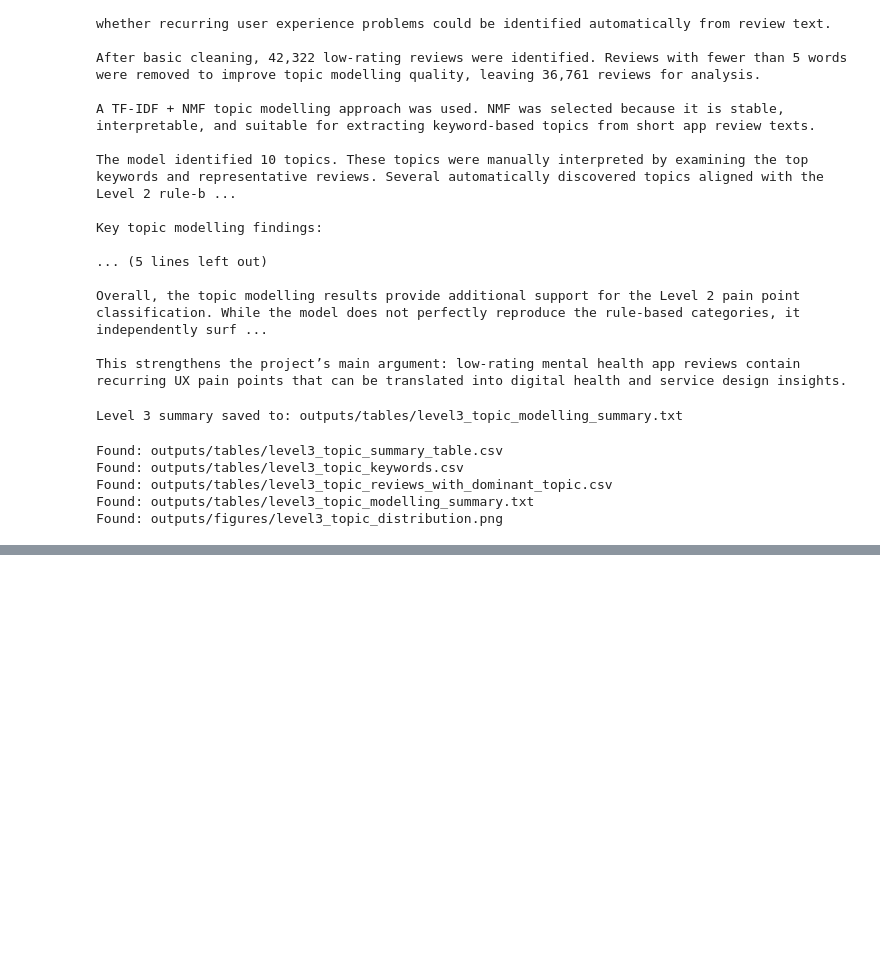
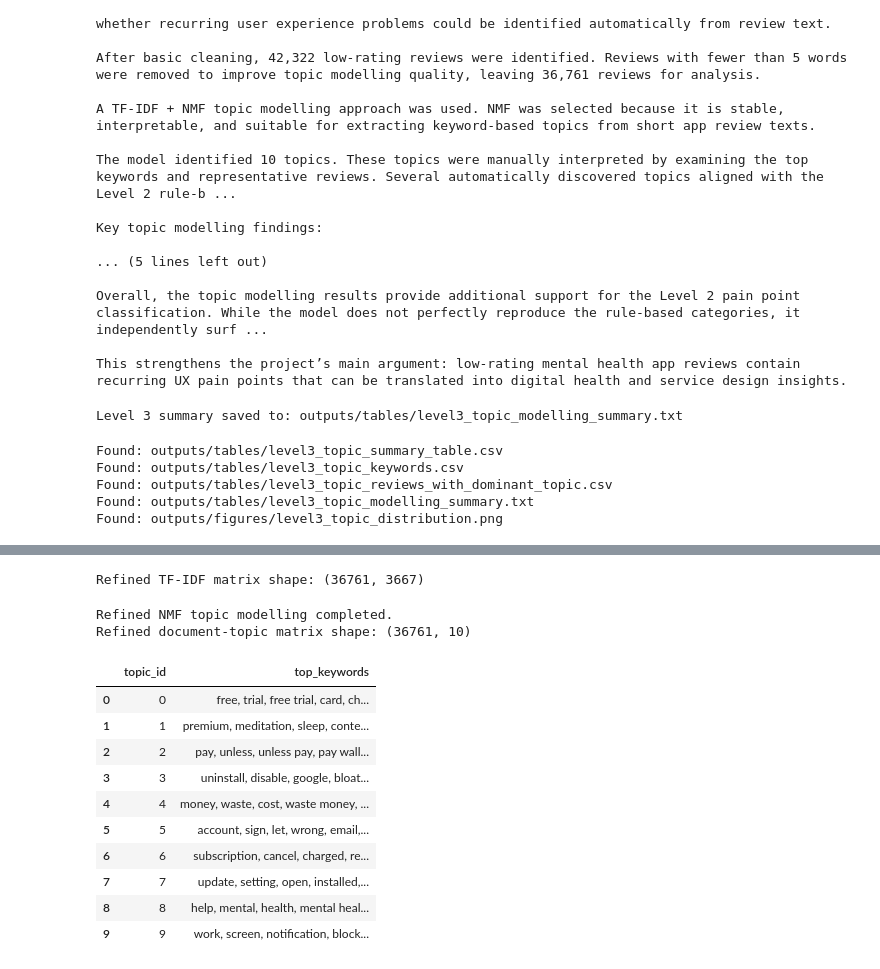
Before and after one commit to erxuanqi/mental-health-app-ux-analysis, a Jupyter notebook: notebooks/02_topic_modelling_level3.ipynb, the cells around one changed output, grey strips where cells are left out. Saved outputs shown, nothing was run; the diff lists cells and outputs as text; code cells hidden in the pictures; blank space fills up the shorter version.

```diff
--- a/notebooks/02_topic_modelling_level3.ipynb
+++ b/notebooks/02_topic_modelling_level3.ipynb
@@ -773,0 +806,59 @@ Found: outputs/figures/level3_topic_distribution.png
+# %%
+# Refined TF-IDF vectorization with custom stopwords
+
+refined_tfidf_vectorizer = TfidfVectorizer(
+    max_df=0.85,
+    min_df=20,
+    max_features=5000,
+    stop_words=list(custom_stopwords),
+    ngram_range=(1, 2)
+)
+
+refined_tfidf_matrix = refined_tfidf_vectorizer.fit_transform(docs)
+
+print("Refined TF-IDF matrix shape:", refined_tfidf_matrix.shape)
+# %% [output]
+Refined TF-IDF matrix shape: (36761, 3667)
+# %%
+# Run refined NMF topic modelling
+
+refined_n_topics = 10
+
+refined_nmf_model = NMF(
+    n_components=refined_n_topics,
+    random_state=42,
+    init="nndsvda",
+    max_iter=500
+)
+
+refined_nmf_topics = refined_nmf_model.fit_transform(refined_tfidf_matrix)
+
+print("Refined NMF topic modelling completed.")
+print("Refined document-topic matrix shape:", refined_nmf_topics.shape)
+# %% [output]
+Refined NMF topic modelling completed.
+Refined document-topic matrix shape: (36761, 10)
+# %%
+# Extract top keywords for refined NMF topics
+
+refined_feature_names = refined_tfidf_vectorizer.get_feature_names_out()
+
+refined_topic_keywords_df = get_top_topic_keywords(
+    refined_nmf_model,
+    refined_feature_names,
+    n_top_words=15
+)
+
+refined_topic_keywords_df
+# %% [output]
+|  | topic_id | top_keywords |
+| 0 | 0 | free, trial, free trial, card, ch... |
+| 1 | 1 | premium, meditation, sleep, conte... |
+| 2 | 2 | pay, unless, unless pay, pay wall... |
+| 3 | 3 | uninstall, disable, google, bloat... |
+| 4 | 4 | money, waste, cost, waste money, ... |
+| 5 | 5 | account, sign, let, wrong, email,... |
+| 6 | 6 | subscription, cancel, charged, re... |
+| 7 | 7 | update, setting, open, installed,... |
+| 8 | 8 | help, mental, health, mental heal... |
+| 9 | 9 | work, screen, notification, block... |
```
Also changed, not shown: parts of 9 cells of this notebook.
